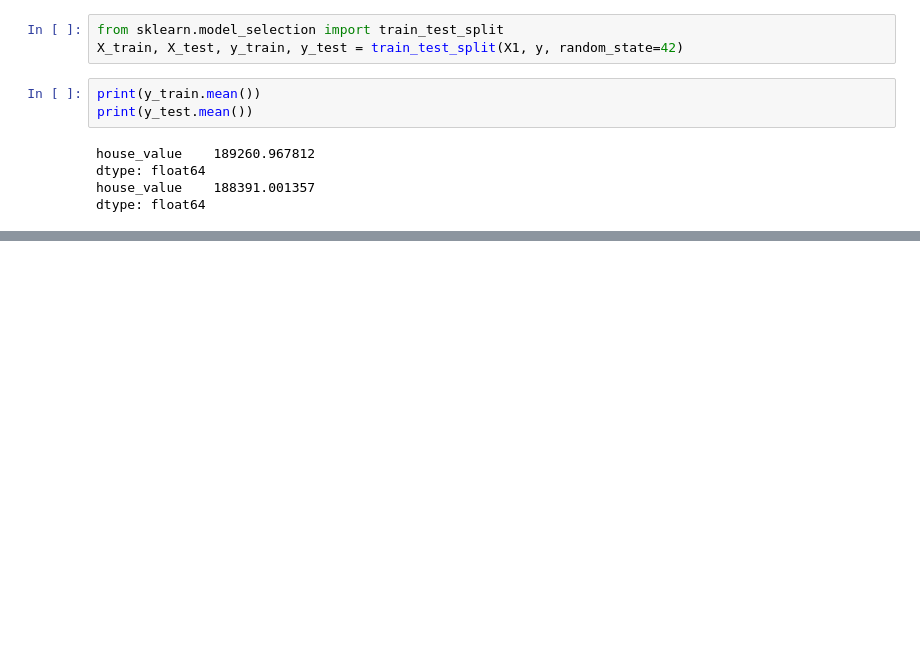
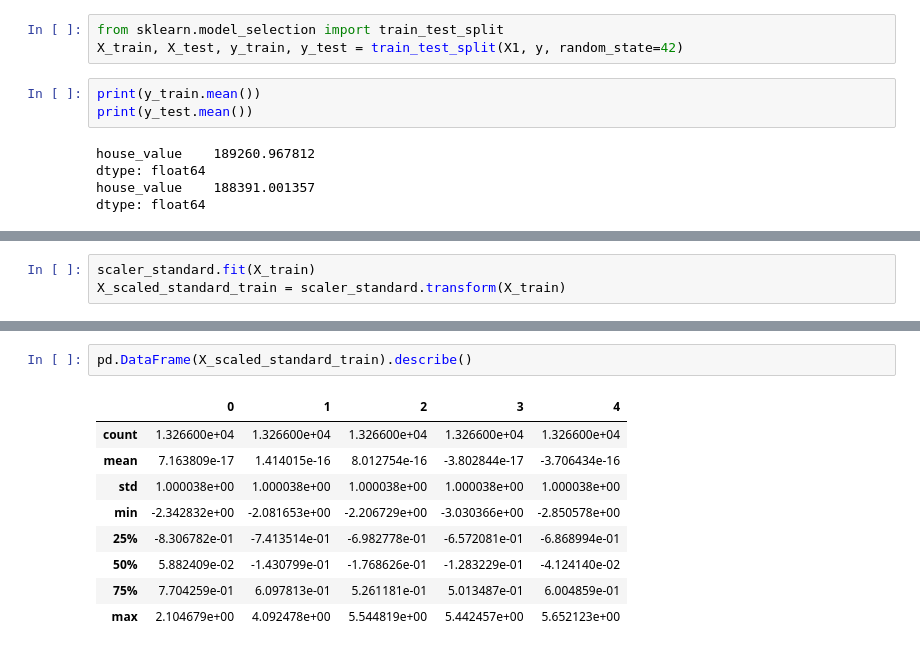
Before and after one commit to 2hongbi/kaggle-python, a Jupyter notebook: src/bigboongi/learn_regression.ipynb, the cells around one changed output, grey strips where cells are left out. Saved outputs shown, nothing was run; the diff lists cells and outputs as text; blank space fills up the shorter version.

```diff
--- a/src/bigboongi/learn_regression.ipynb
+++ b/src/bigboongi/learn_regression.ipynb
@@ -89,0 +100,3 @@ dtype: float64
+# %%
+scaler_standard.fit(X_train)
+X_scaled_standard_train = scaler_standard.transform(X_train)
@@ -89,0 +115,12 @@ dtype: float64
+# %%
+pd.DataFrame(X_scaled_standard_train).describe()
+# %% [output]
+|  | 0 | 1 | 2 | 3 | 4 |
+| count | 1.326600e+04 | 1.326600e+04 | 1.326600e+04 | 1.326600e+04 | 1.326600e+04 |
+| mean | 7.163809e-17 | 1.414015e-16 | 8.012754e-16 | -3.802844e-17 | -3.706434e-16 |
+| std | 1.000038e+00 | 1.000038e+00 | 1.000038e+00 | 1.000038e+00 | 1.000038e+00 |
+| min | -2.342832e+00 | -2.081653e+00 | -2.206729e+00 | -3.030366e+00 | -2.850578e+00 |
+| 25% | -8.306782e-01 | -7.413514e-01 | -6.982778e-01 | -6.572081e-01 | -6.868994e-01 |
+| 50% | 5.882409e-02 | -1.430799e-01 | -1.768626e-01 | -1.283229e-01 | -4.124140e-02 |
+| 75% | 7.704259e-01 | 6.097813e-01 | 5.261181e-01 | 5.013487e-01 | 6.004859e-01 |
+| max | 2.104679e+00 | 4.092478e+00 | 5.544819e+00 | 5.442457e+00 | 5.652123e+00 |
```
Also changed, not shown: parts of 6 cells of this notebook.
